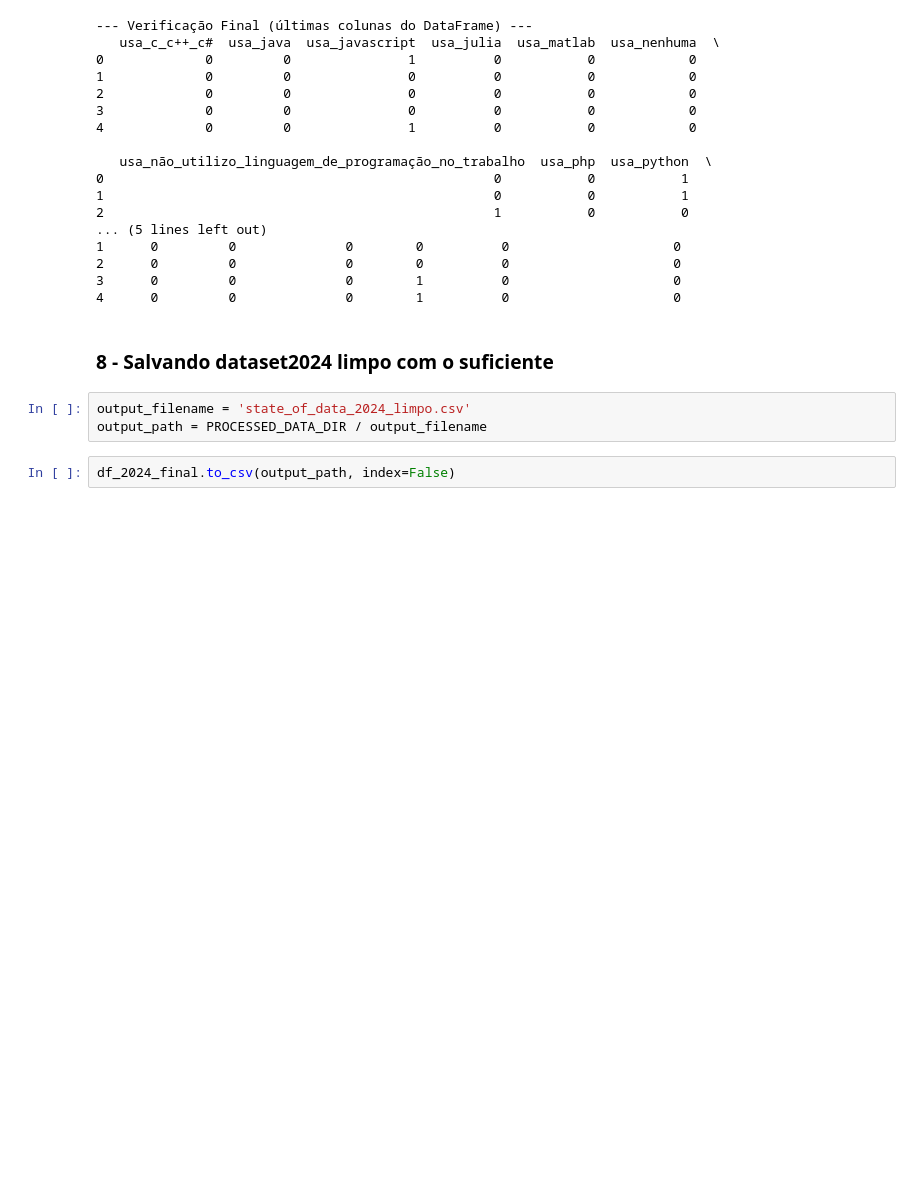
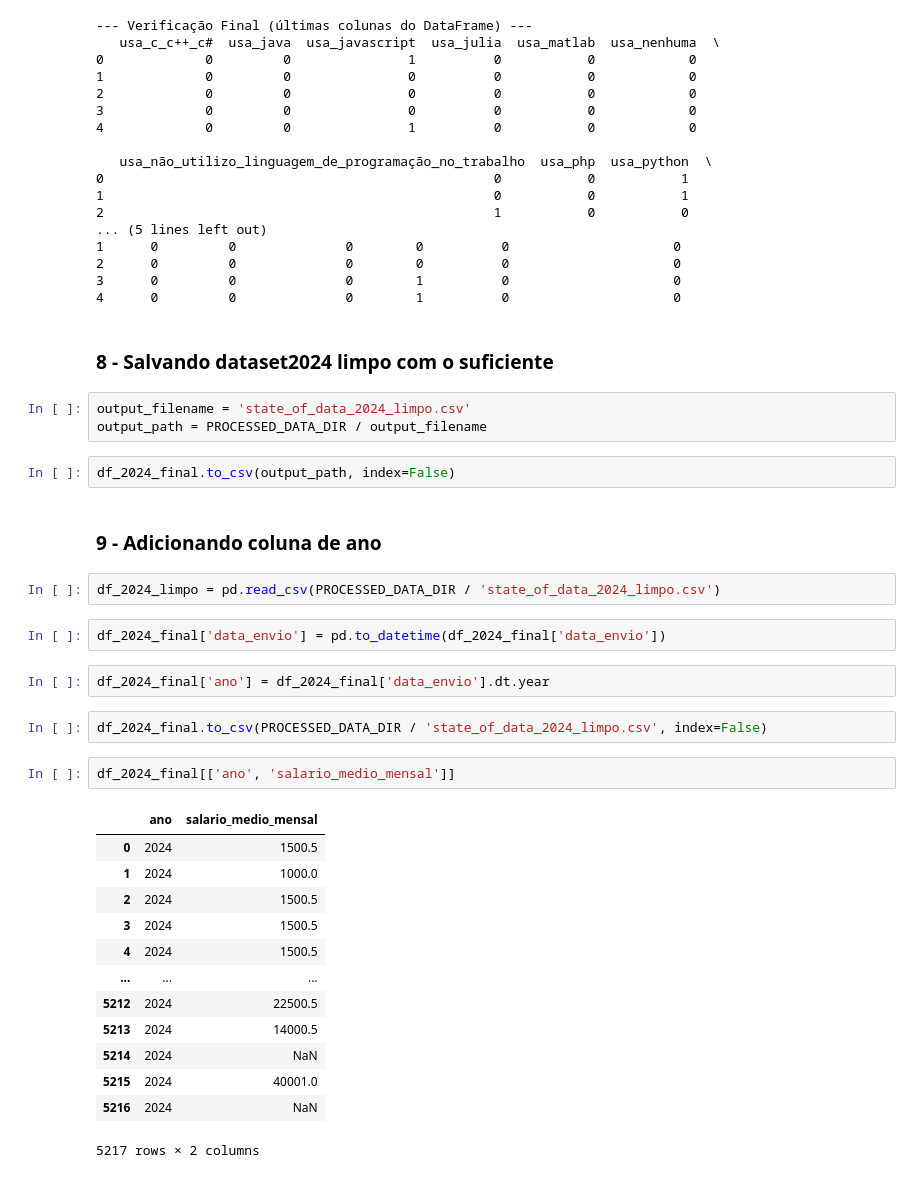
Before and after one commit to joao-wess/state-of-data-brasil-analise, a Jupyter notebook: notebooks/01_limpeza_de_dados_2024.ipynb, the cells around one changed output. Drawn from its saved outputs; the diff is of its cells as text; blank space fills up the shorter version.

Commit message:
fix: add column ano in dataset 2024

```diff
--- a/notebooks/01_limpeza_de_dados_2024.ipynb
+++ b/notebooks/01_limpeza_de_dados_2024.ipynb
@@ -637,3 +637,29 @@ output_filename = 'state_of_data_2024_limpo.csv'
 output_path = PROCESSED_DATA_DIR / output_filename
 # %%
 df_2024_final.to_csv(output_path, index=False)
+# %% [markdown]
+### 9 - Adicionando coluna de ano
+# %%
+df_2024_limpo = pd.read_csv(PROCESSED_DATA_DIR / 'state_of_data_2024_limpo.csv')
+# %%
+df_2024_final['data_envio'] = pd.to_datetime(df_2024_final['data_envio'])
+# %%
+df_2024_final['ano'] = df_2024_final['data_envio'].dt.year
+# %%
+df_2024_final.to_csv(PROCESSED_DATA_DIR / 'state_of_data_2024_limpo.csv', index=False)
+# %%
+df_2024_final[['ano', 'salario_medio_mensal']]
+# %% [output]
+|  | ano | salario_medio_mensal |
+| 0 | 2024 | 1500.5 |
+| 1 | 2024 | 1000.0 |
+| 2 | 2024 | 1500.5 |
+| 3 | 2024 | 1500.5 |
+| 4 | 2024 | 1500.5 |
+| ... | ... | ... |
+| 5212 | 2024 | 22500.5 |
+| 5213 | 2024 | 14000.5 |
+| 5214 | 2024 | NaN |
+| 5215 | 2024 | 40001.0 |
+| 5216 | 2024 | NaN |
+5217 rows × 2 columns
```
Also changed, not shown: 3 other files.
